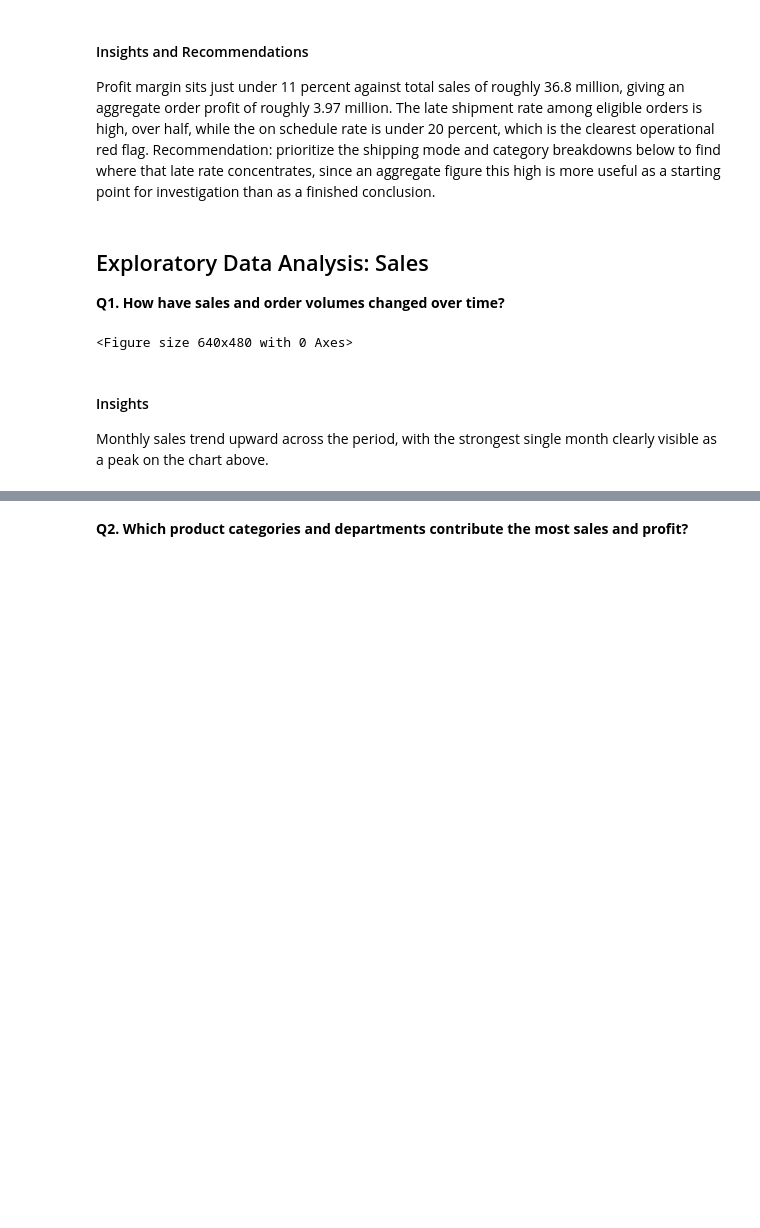
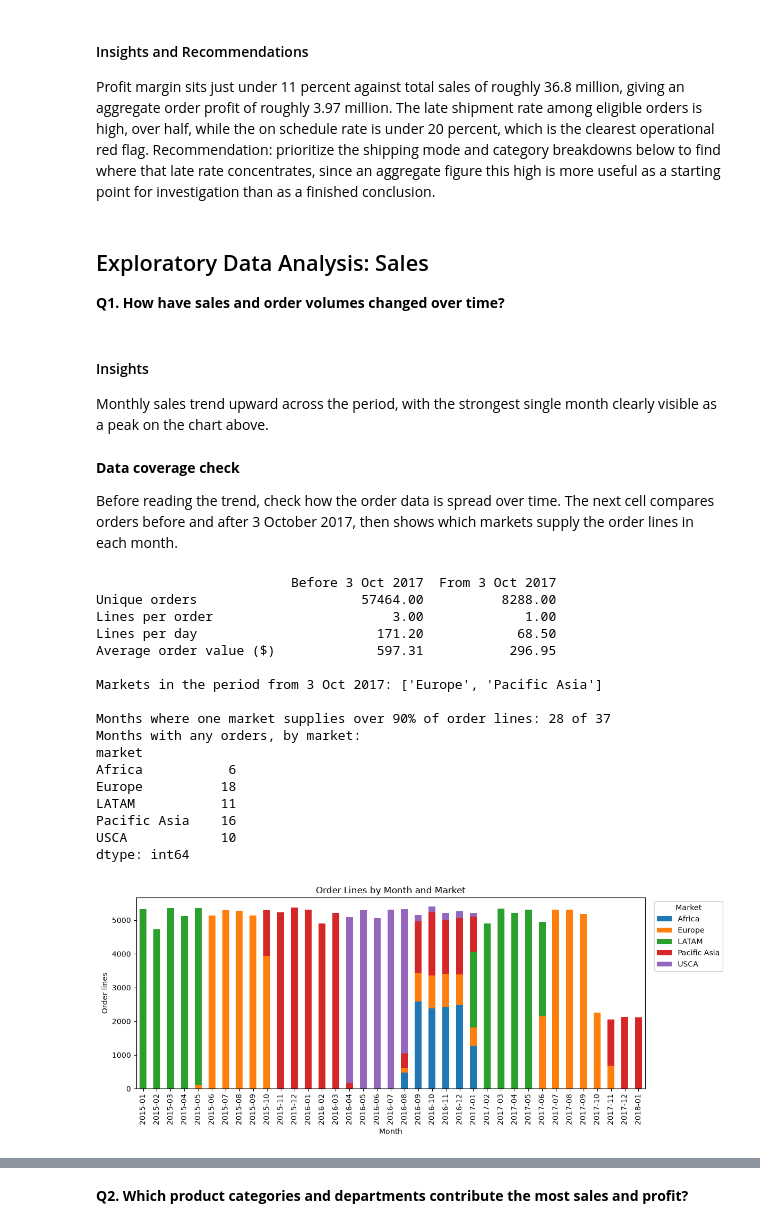
Before and after one commit to sebmungai/DataCO-SuplyChain-Analysis, a Jupyter notebook: DataCo SC Analysis.ipynb, the cells around one changed output, grey strips where cells are left out. Cells and saved outputs as stored; diff of their text form; code cells hidden in the pictures; blank space fills up the shorter version.

Commit message:
Revise DataCo SC Analysis notebook with updated insights

```diff
--- a/DataCo SC Analysis.ipynb
+++ b/DataCo SC Analysis.ipynb
@@ -341,11 +341,67 @@ fig = px.line(monthly, x='order_date', y='sales', markers=True,
               title='Monthly Sales Trend, DataCo',
               labels={'sales': 'Total Sales ($)', 'order_date': 'Date'})
 fig.update_layout(hovermode='x unified')
-plt.savefig('top_10_categories_by_sales.png')
+fig.write_image('top_10_categories_by_sales.png')
 fig.show()
-# %% [output]
-<Figure size 640x480 with 0 Axes>
 # %% [markdown]
 #### Insights
 
 Monthly sales trend upward across the period, with the strongest single month clearly visible as a peak on the chart above.
+# %% [markdown]
+**Data coverage check**
+
+Before reading the trend, check how the order data is spread over time. The next cell compares orders before and after 3 October 2017, then shows which markets supply the order lines in each month.
+# %%
+# Data coverage check: is the order data spread evenly over time?
+change_day = pd.Timestamp('2017-10-03')
+before = df_clean[df_clean['order_date'] < change_day]
+after = df_clean[df_clean['order_date'] >= change_day]
+
+def coverage_profile(part):
+    orders = part['order_id'].nunique()
+    days = part['order_date'].dt.normalize().nunique()
+    return [orders, len(part) / orders, len(part) / days, part['sales'].sum() / orders]
+
+coverage = pd.DataFrame(
+    {'Before 3 Oct 2017': coverage_profile(before), 'From 3 Oct 2017': coverage_profile(after)},
+    index=['Unique orders', 'Lines per order', 'Lines per day', 'Average order value ($)']
+)
+print(coverage.round(2))
+print()
+print('Markets in the period from 3 Oct 2017:', sorted(after['market'].unique()))
+
+# Which market supplies the order lines in each month?
+lines_by_month = pd.crosstab(df_clean['order_date'].dt.to_period('M'), df_clean['market'])
+top_share = lines_by_month.max(axis=1) / lines_by_month.sum(axis=1) * 100
+print()
+print('Months where one market supplies over 90% of order lines:', (top_share > 90).sum(), 'of', len(top_share))
+print('Months with any orders, by market:')
+print((lines_by_month > 0).sum())
+
+lines_by_month.plot(kind='bar', stacked=True, figsize=(12, 5))
+plt.title('Order Lines by Month and Market')
+plt.xlabel('Month')
+plt.ylabel('Order lines')
+plt.legend(title='Market', loc='upper left', bbox_to_anchor=(1.01, 1))
+plt.tight_layout()
+plt.savefig('order_lines_by_month_and_market.png', dpi=200, bbox_inches='tight')
+plt.show()
+# %% [output]
+                         Before 3 Oct 2017  From 3 Oct 2017
+Unique orders                     57464.00          8288.00
+Lines per order                       3.00             1.00
+Lines per day                       171.20            68.50
+Average order value ($)             597.31           296.95
+
+Markets in the period from 3 Oct 2017: ['Europe', 'Pacific Asia']
+
+Months where one market supplies over 90% of order lines: 28 of 37
+Months with any orders, by market:
+market
+Africa           6
+Europe          18
+LATAM           11
+Pacific Asia    16
+USCA            10
+dtype: int64
+[figure, added]
```
Also changed, not shown: parts of 2 cells of this notebook.
